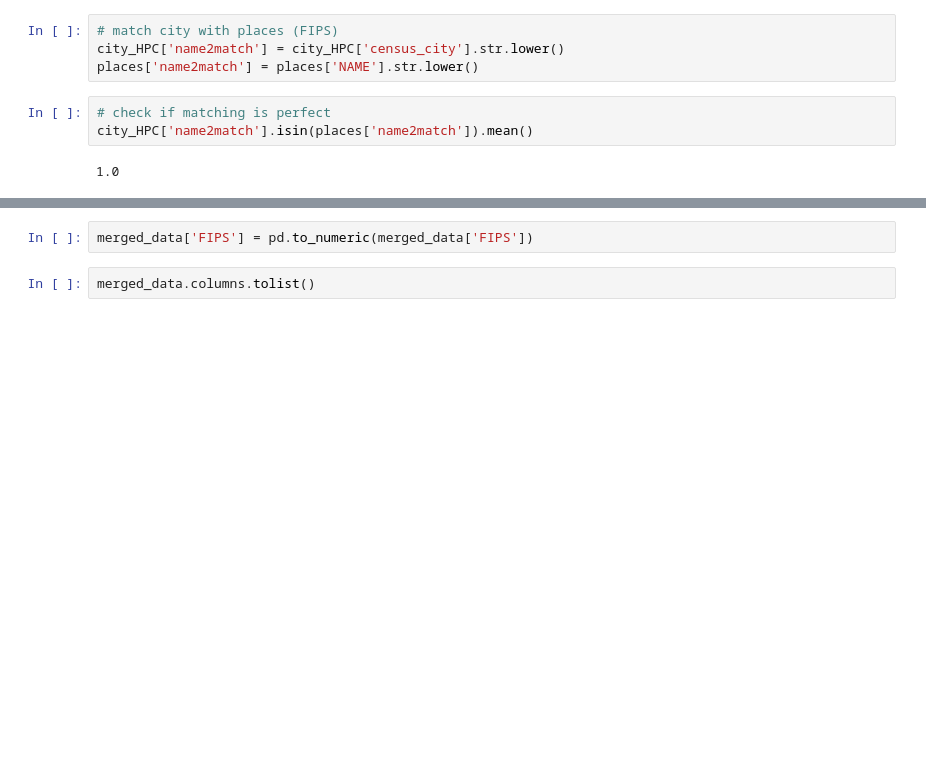
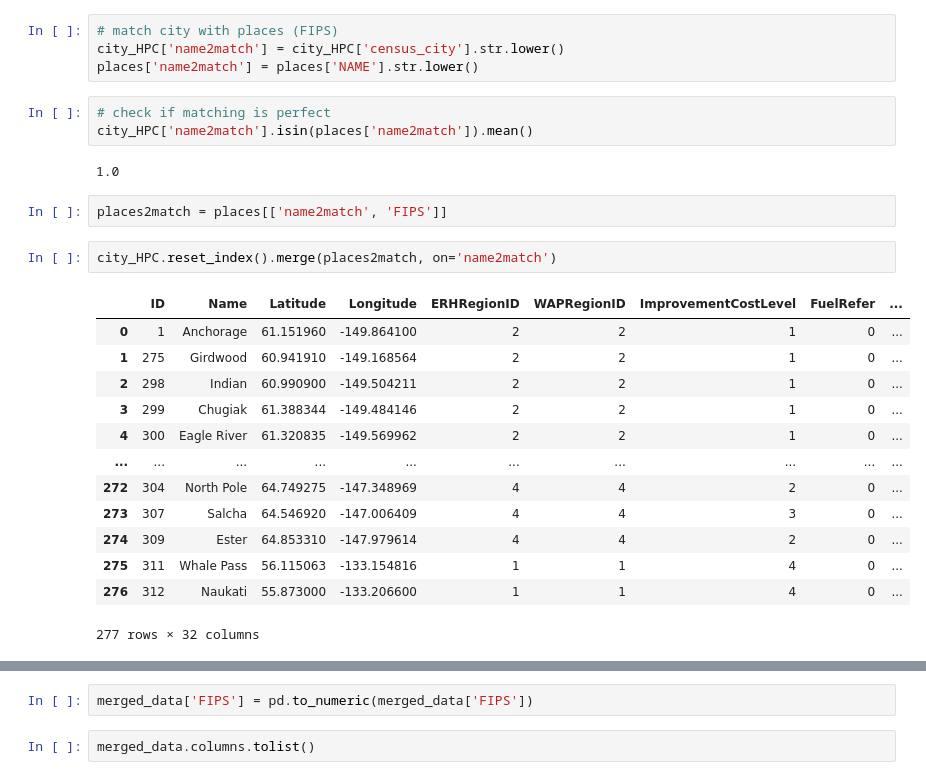
Before and after one commit to leungkp/akwlib-export, a Jupyter notebook: amendCity.ipynb, the cells around one changed output, grey strips where cells are left out. Cells and saved outputs as stored; diff of their text form; blank space fills up the shorter version.

```diff
--- a/amendCity.ipynb
+++ b/amendCity.ipynb
@@ -40,4 +40,22 @@ places['name2match'] = places['NAME'].str.lower()
 city_HPC['name2match'].isin(places['name2match']).mean()
 # %% [output]
 1.0
+# %%
+places2match = places[['name2match', 'FIPS']]
+# %%
+city_HPC.reset_index().merge(places2match, on='name2match')
+# %% [output]
+|  | ID | Name | Latitude | Longitude | ERHRegionID | WAPRegionID | ImprovementCostLevel | FuelRefer | ... |
+| 0 | 1 | Anchorage | 61.151960 | -149.864100 | 2 | 2 | 1 | 0 | ... |
+| 1 | 275 | Girdwood | 60.941910 | -149.168564 | 2 | 2 | 1 | 0 | ... |
+| 2 | 298 | Indian | 60.990900 | -149.504211 | 2 | 2 | 1 | 0 | ... |
+| 3 | 299 | Chugiak | 61.388344 | -149.484146 | 2 | 2 | 1 | 0 | ... |
+| 4 | 300 | Eagle River | 61.320835 | -149.569962 | 2 | 2 | 1 | 0 | ... |
+| ... | ... | ... | ... | ... | ... | ... | ... | ... | ... |
+| 272 | 304 | North Pole | 64.749275 | -147.348969 | 4 | 4 | 2 | 0 | ... |
+| 273 | 307 | Salcha | 64.546920 | -147.006409 | 4 | 4 | 3 | 0 | ... |
+| 274 | 309 | Ester | 64.853310 | -147.979614 | 4 | 4 | 2 | 0 | ... |
+| 275 | 311 | Whale Pass | 56.115063 | -133.154816 | 1 | 1 | 4 | 0 | ... |
+| 276 | 312 | Naukati | 55.873000 | -133.206600 | 1 | 1 | 4 | 0 | ... |
+277 rows × 32 columns
 # %%
```
Also changed, not shown: parts of 4 cells of this notebook, 1 other file.
